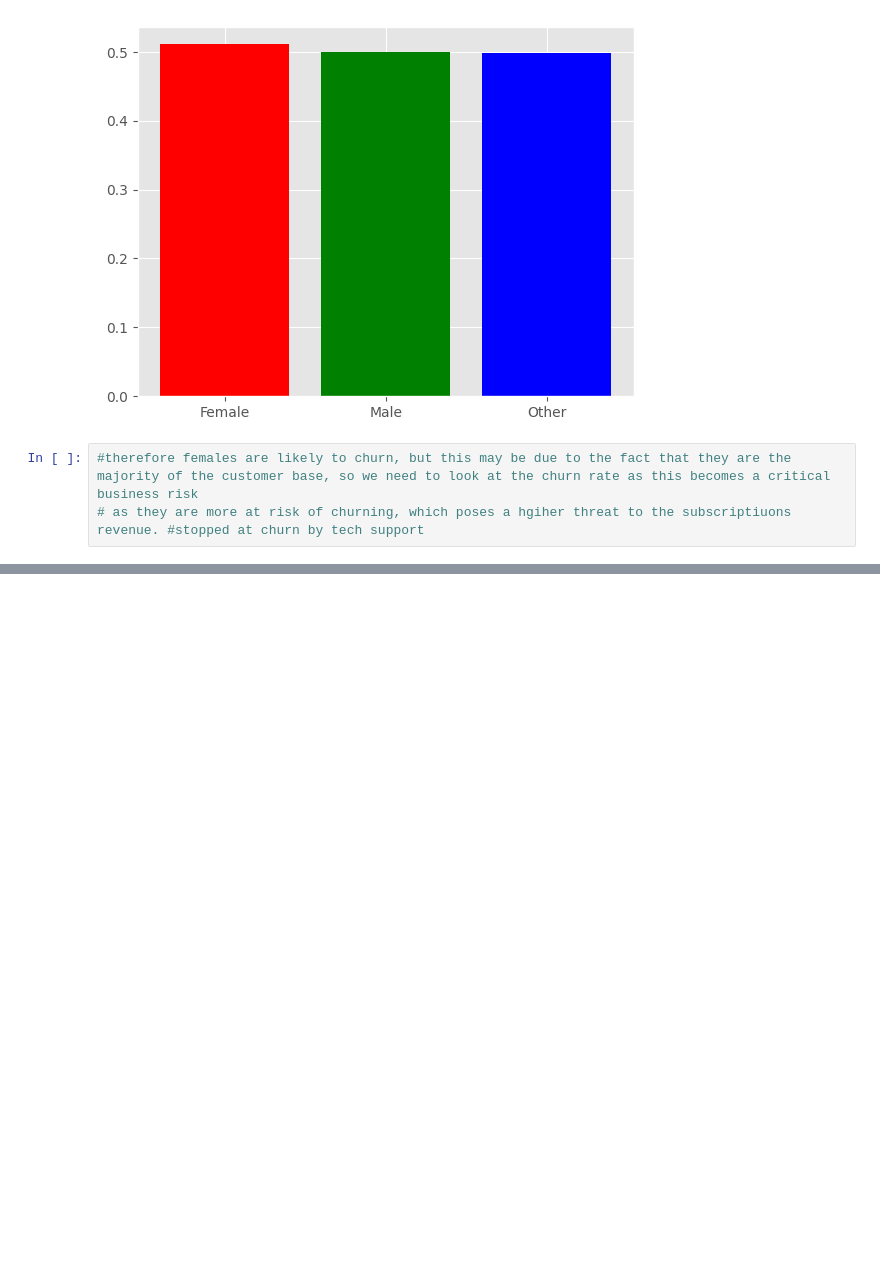
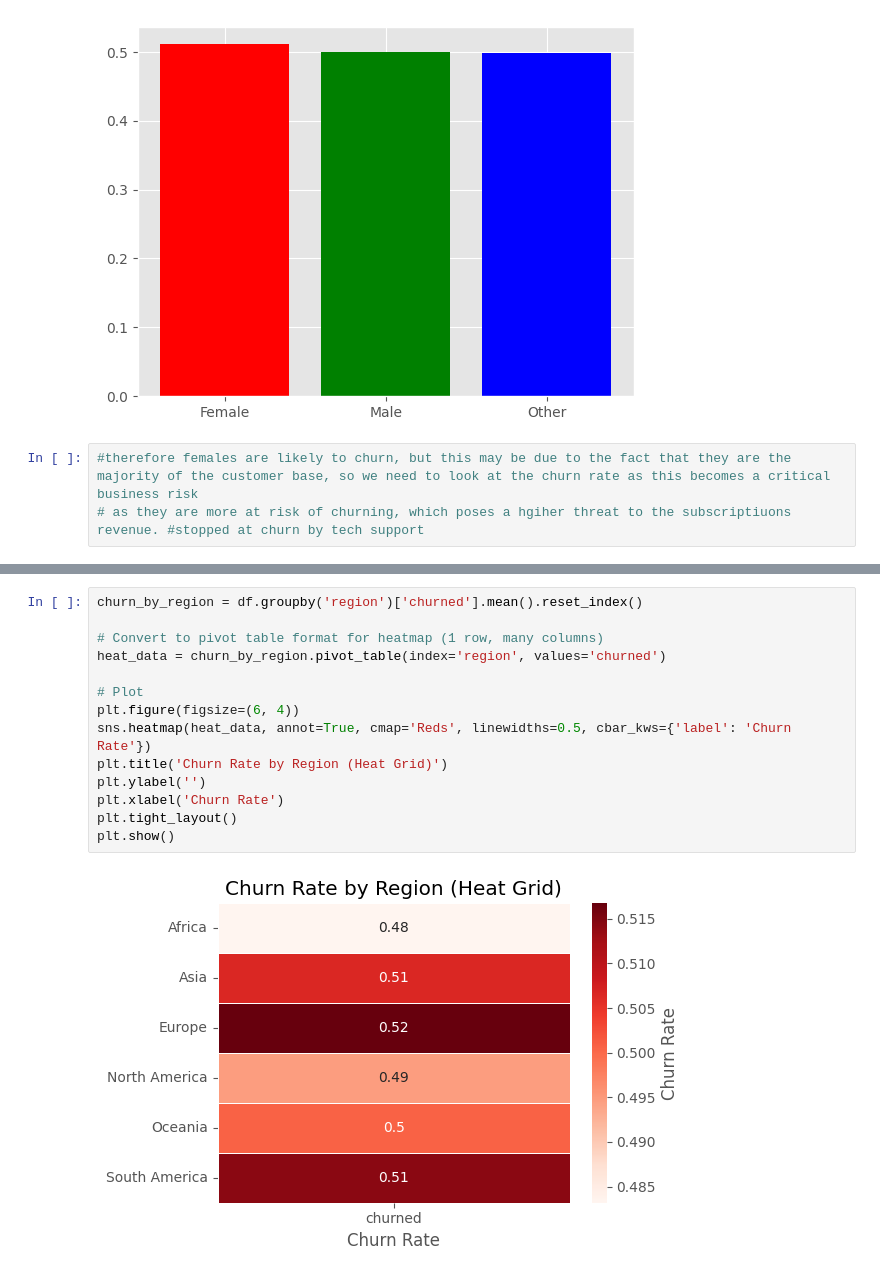
Before and after one commit to Adnan-Anwar-Data-enthusiast/Netflix-churn-analysis, a Jupyter notebook: 1. corr draft.ipynb, the cells around one changed output, grey strips where cells are left out. Drawn from its saved outputs; the diff is of its cells as text; blank space fills up the shorter version.

```diff
--- a/1. corr draft.ipynb
+++ b/1. corr draft.ipynb
@@ -228,0 +249,16 @@ plt.show()
+# %%
+churn_by_region = df.groupby('region')['churned'].mean().reset_index()
+
+# Convert to pivot table format for heatmap (1 row, many columns)
+heat_data = churn_by_region.pivot_table(index='region', values='churned')
+
+# Plot
+plt.figure(figsize=(6, 4))
+sns.heatmap(heat_data, annot=True, cmap='Reds', linewidths=0.5, cbar_kws={'label': 'Churn Rate'})
+plt.title('Churn Rate by Region (Heat Grid)')
+plt.ylabel('')
+plt.xlabel('Churn Rate')
+plt.tight_layout()
+plt.show()
+# %% [output]
+[figure, added]
```
Also changed, not shown: parts of 11 cells of this notebook.
